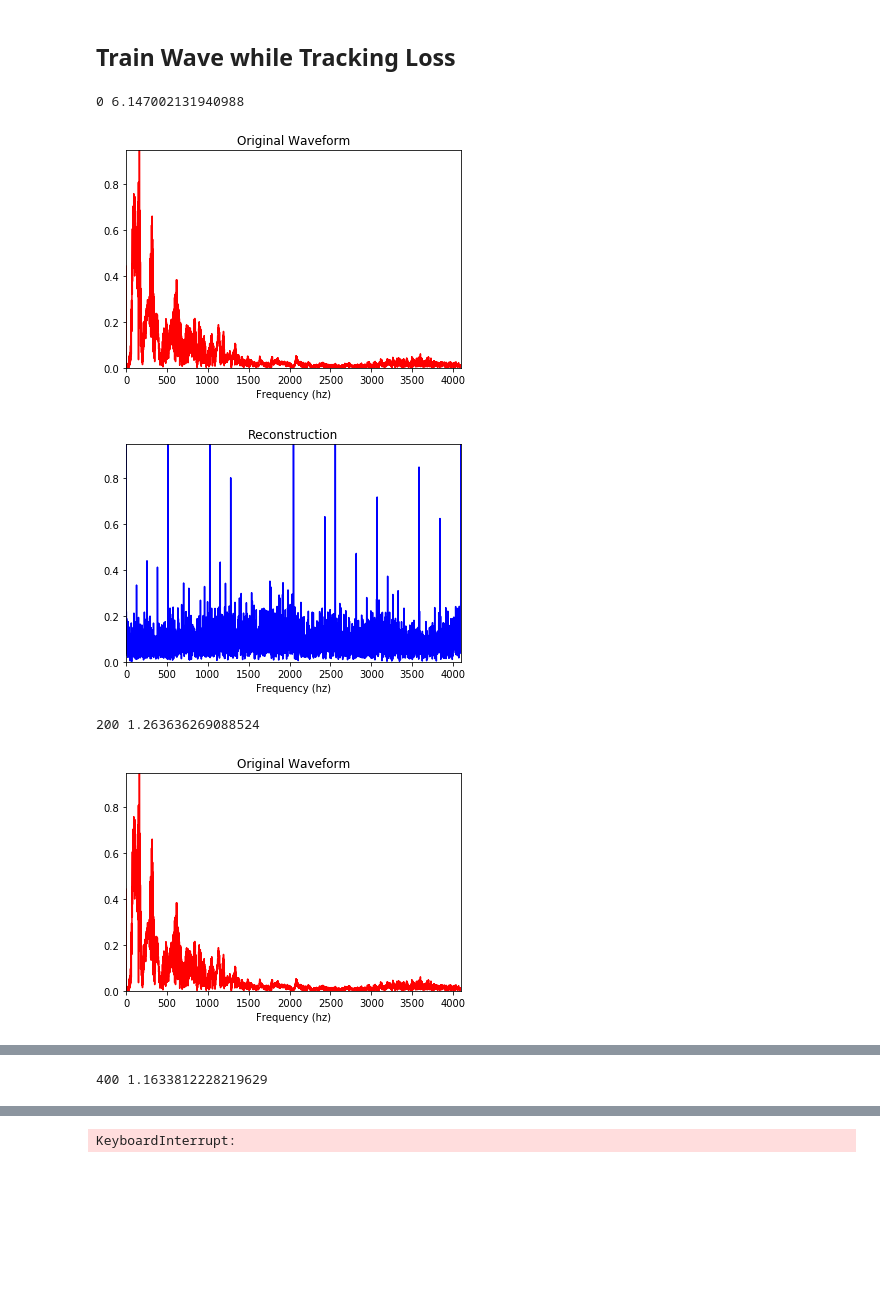
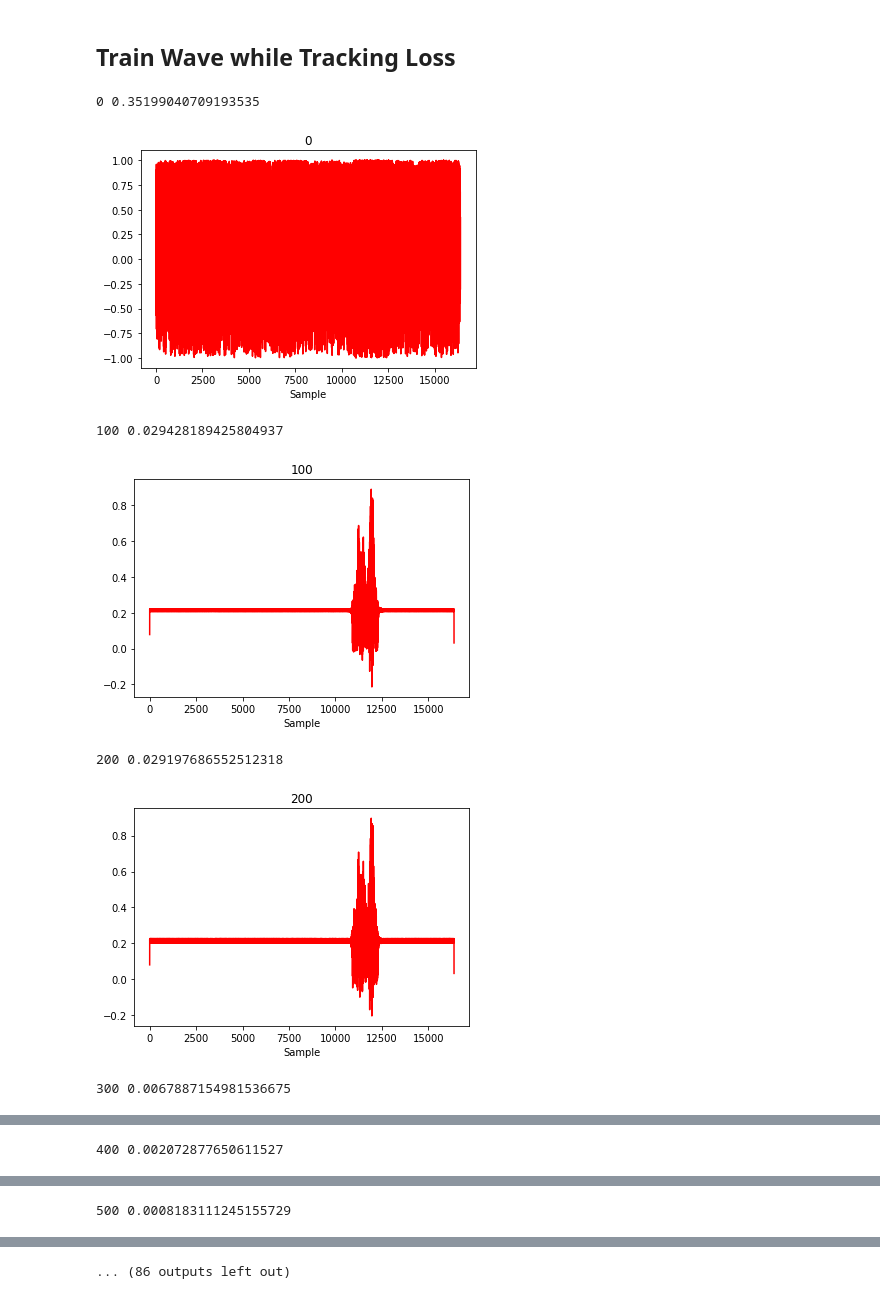
Before and after one commit to Sriram-Ravula/Sine_DIP, a Jupyter notebook: audio-testing.ipynb, the cells around one changed output, grey strips where cells are left out. Drawn from its saved outputs; the diff is of its cells as text; code cells hidden in the pictures; blank space fills up the shorter version.

Commit message:
Updated audio-testing to see imputation perf.

```diff
--- a/audio-testing.ipynb
+++ b/audio-testing.ipynb
@@ -29,13 +29,13 @@ env: CUDA_VISIBLE_DEVICES=0
 # %%
 #set up hyperparameters, net input/output sizes, and whether the problem is compressed sensing
 
-LR = 1e-3 # learning rate
+LR = 1e-4 # learning rate
 MOM = 0.9 # momentum
-NUM_ITER = 3000 # number iterations
+NUM_ITER = 5000 # number iterations
 WD = 1e-4 # weight decay for l2-regularization
 
 Z_NUM = 32 # input seed
-NGF = 64 # number of filters per layer
+NGF = 32 # number of filters per layer
 BATCH_SIZE = 1 # batch size of gradient step
 nc = 1 #num channels in the net I/0
 
@@ -48,7 +48,7 @@ compressed = True
 compressed_noisy = False
 
 if compressed:
-    num_measurements = 1000
+    num_measurements = 4000
 else:
     num_measurements = WAVE_LEN
 
@@ -68,7 +68,7 @@ On GPU:  True
 # %% [markdown]
 ## Grab the training audio wave and set Net Hyperparams
 # %%
-wave = wavio.read("audio_data/speech-testing_8192hz_2s.wav")
+wave = wavio.read("audio_data/whale_8192hz_2s.wav")
 WAVE_RATE = wave.rate
 WAVE_LEN = wave.data.shape[0]
 WAVE_RES = wave.sampwidth
@@ -296,6 +305,7 @@ if compressed:
         net.fc.weight.data = (1 / math.sqrt(1.0 * num_measurements)) * torch.randn(num_measurements, WAVE_LEN * nc) #measurement matrix is normalized gaussian R^(num_measurements, wave_size*num_channels)
     else:
         kept_samples = random.sample(range(0, WAVE_LEN*nc), num_measurements) #randomly select num_measurements samples to keep
+        imputed_samples = [z for z in range(0, WAVE_LEN) if z not in kept_samples]
         net.fc.weight.data = torch.eye(WAVE_LEN*nc)[kept_samples,:] #grab rows corresponding to index of randomly kept samples from identity
 else:
     net.fc.weight.data = torch.eye(WAVE_LEN*nc)
@@ -312,4 +322,7 @@ optim = torch.optim.RMSprop(allparams,lr=LR,momentum=MOM, weight_decay=WD)
 
 end = time.time()
 print("Execution Time: ", round(end-start, 4), "s")
+
+params = sum([np.prod(p.size()) for p in allparams])
+print(params)
 # %% [output]
@@ -337,7 +351,9 @@ torch.Size([1, 1000])
 ## Train Wave while Tracking Loss
 # %%
 # Create numpy logs to store images, MSE values (from ground truth) for each iteration
-mse_log = np.zeros((NUM_ITER))#, nc))
+mse_log = np.zeros((NUM_ITER))
+mse_log_true = np.zeros((NUM_ITER))
+
 last_wave = np.zeros((WAVE_LEN, nc))#, nc))
 cur_best_mse = 1e6
 cur_best_idx = 0
@@ -353,63 +369,44 @@ for i in range(NUM_ITER):
     optim.zero_grad() # clears graidents of all optimized variables
     out = net(z) # produces wave (in form of data tensor) i.e. G(z,w)
 
     loss = mse(net.measurements(z),measurements) # calculate loss between AG(z,w) and Ay
 
-    # DCGAN output is in [-1,1]. Renormalise to [0,1] before plotting
-    wave_transformed = out[0].detach().reshape(-1,nc).cpu()
+    wave = out[0].detach().reshape(-1,nc).cpu().numpy()
 
-    if scaled:
-        wave = rescale(wave_transformed, MINS, MAXES)
-    else:
-        wave = renormalise(wave_transformed, MU, SIGMA)
-
-    mse_log[i] = np.mean((np.squeeze(y0) - np.squeeze(wave))**2)/POWER[0]
+    mse_log[i] = np.mean((np.squeeze(y0_transformed)[kept_samples] - np.squeeze(wave)[kept_samples])**2)
+    mse_log_true[i] = np.mean((np.squeeze(y0_transformed)[imputed_samples] - np.squeeze(wave)[imputed_samples])**2)
 
     if (mse_log[i] <= cur_best_mse):
         cur_best_idx = i
         cur_best_mse = mse_log[i]
 
-    if (i%200 == 0):
+    if (i%100 == 0 or i==NUM_ITER-1):
         print(i, mse_log[i])
 
-        spectrum =np.fft.fft(y0_transformed[:,0], norm = 'ortho')
-        spectrum = abs(spectrum[0:round(len(spectrum)/2)]) # Just first half of the spectrum, as the second is the negative copy
-
         plt.figure()
-        plt.plot(spectrum, 'r')
-        plt.xlabel('Frequency (hz)')
-        plt.title('Original Waveform')
+        plt.plot(wave, 'r')
+        plt.xlabel('Sample')
+        plt.title(i)
         #plt.ylim(0, np.max(spectrum))
-        plt.xlim(0,WAVE_RATE/2)
-        plt.ylim(0, np.max(spectrum))
-        plt.show()
-
-        result = np.fft.fft(wave_transformed[:,0], norm = 'ortho')
-        result = abs(result[0:round(len(result)/2)])
-
-        plt.figure()
-        plt.plot(result, 'b')
-        plt.xlabel('Frequency (hz)')
-        plt.title('Reconstruction')
-        plt.xlim(0, WAVE_RATE/2)
-        plt.ylim(0, np.max(spectrum))
         plt.show()
 
     if(i == NUM_ITER-1):
         last_wave = wave
 
     loss.backward()
     optim.step()
 
 #calculate MSE between output wave and non-noisy original; and between noisy and original
 True_MSE = mse_log[NUM_ITER-1]
 print("Output MSE: ", round(True_MSE, 5))
 
 end = time.time()
 print("Execution Time: ", round(end-start, 2), "s")
 # %% [output]
-0 6.147002131940988
+0 0.35199040709193535
-[figure, old version]
+[figure, new version]
+100 0.029428189425804937
-[figure, old version]
+[figure, new version]
-200 1.263636269088524
+200 0.029197686552512318
-[figure, old version]
+[figure, new version]
+300 0.0067887154981536675
@@ -417 +414 @@ print("Execution Time: ", round(end-start, 2), "s")
-400 1.1633812228219629
+400 0.002072877650611527
@@ -418,0 +416 @@ print("Execution Time: ", round(end-start, 2), "s")
+500 0.0008183111245155729
@@ -420 +418 @@ print("Execution Time: ", round(end-start, 2), "s")
-KeyboardInterrupt:
+... (86 outputs left out)
```
Also changed, not shown: parts of 7 cells of this notebook, 1 other file.
